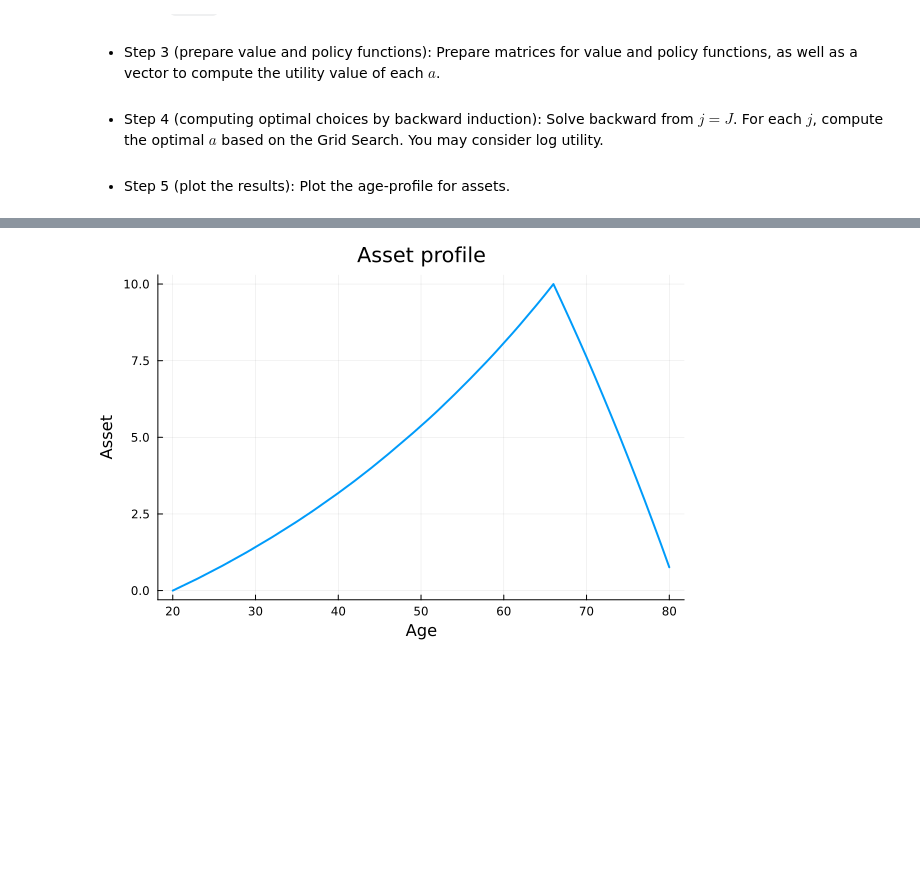
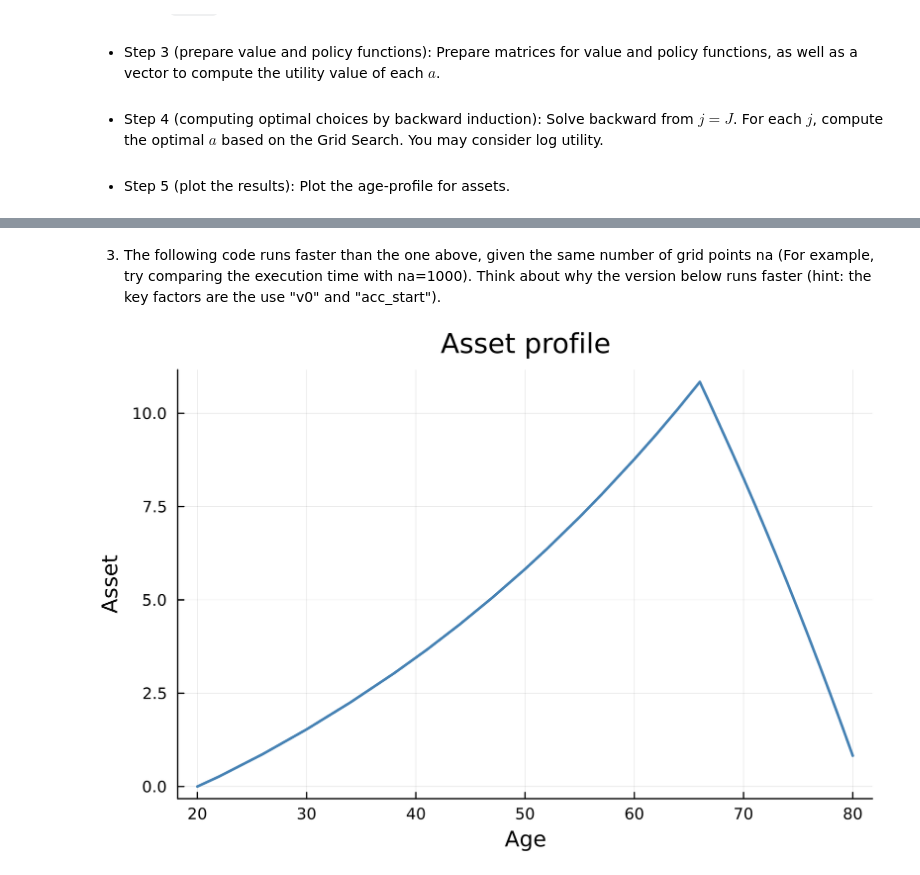
Before and after one commit to Kanato-Nakakuni/ComputationalMacro, a Jupyter notebook: Lecture notes/Lec03_MultiPeriod.ipynb, the cells around one changed output, grey strips where cells are left out. Drawn from its saved outputs; the diff is of its cells as text; code cells hidden in the pictures; blank space fills up the shorter version.

```diff
--- a/Lecture notes/Lec03_MultiPeriod.ipynb
+++ b/Lecture notes/Lec03_MultiPeriod.ipynb
@@ -213,3 +438,5 @@ Explain the economic intuition behind the differences in asset profile.
+# %% [markdown]
+3. The following code runs faster than the one above, given the same number of grid points na (For example, try comparing the execution time with na=1000). Think about why the version below runs faster (hint: the key factors are the use "v0" and "acc_start").
 # %%
 using Plots
 
@@ -220,7 +447,7 @@ w=1.0
 
 # discretization for asset space
 mina = 1.e-5 # lower bound (close to zero but not exactly (to avoid c=0))
-maxa = 10.0  # upper bound
+maxa = 15.0  # upper bound
 na   = 1000  # number of grid
 grida = collect(LinRange(mina,maxa,na)); # construct discretized asset space
 
@@ -236,6 +463,7 @@ apol_arg = zeros(Int,na,J); # policy function for saving (index over asset space
 cpol = zeros(na,J)  # policy function for consumption c(a,J)
 
 penalty=-1.e+8
+
 
 for jc in J:-1:1 # solve backward
     acc_start=1 # for speed up
@@ -299,32 +527,34 @@ for jc in J:-1:1 # solve backward
         end
     end
 end
 
 # find asset profile aj
 aj = zeros(J);
 aj[1]=grida[1]; # start from no-asset
 a_arg = ones(Int,J);
 arg_yesterday=1;
 for jc in 2:J
     arg_yesterday=a_arg[jc-1];
     arg = apol_arg[arg_yesterday,jc-1];
     aj[jc]=grida[arg];
     a_arg[jc]=arg;
 end
 
 # find consumption
 cj = zeros(J);
 for jc in 1:J
     arg = a_arg[jc];
     cj[jc]=cpol[arg,jc]
 end
 
 ## plot asset profile
 plot(20:20+J-1, aj,
     xlabel="Age",
     ylabel="Asset",
     title="Asset profile",
     lw=2,
-    label="")
+    label="",
+    color = :steelblue,
+    dpi=600)
 # %% [output]
-[figure, old version]
+[figure, new version]
```
Also changed, not shown: parts of 17 cells of this notebook, 2 other files.
